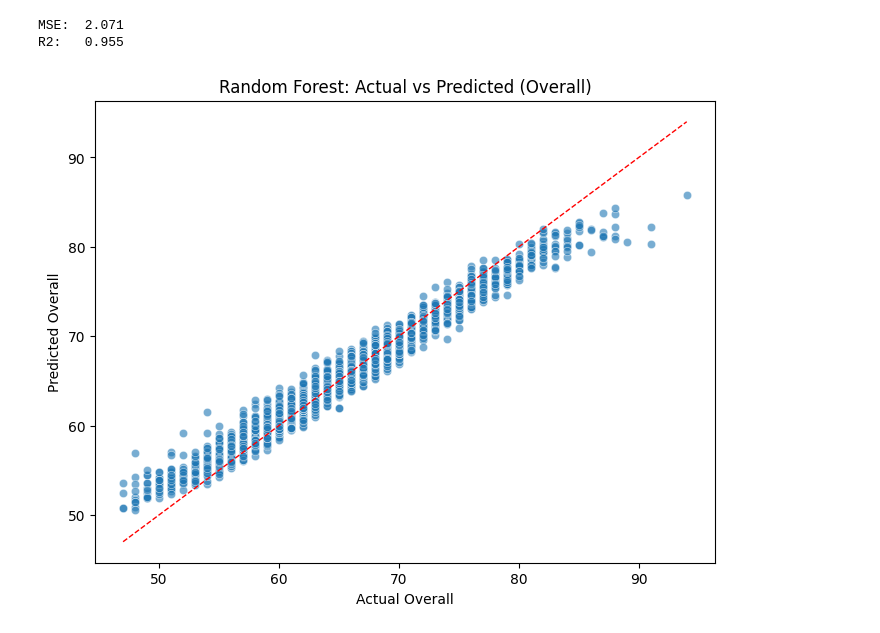
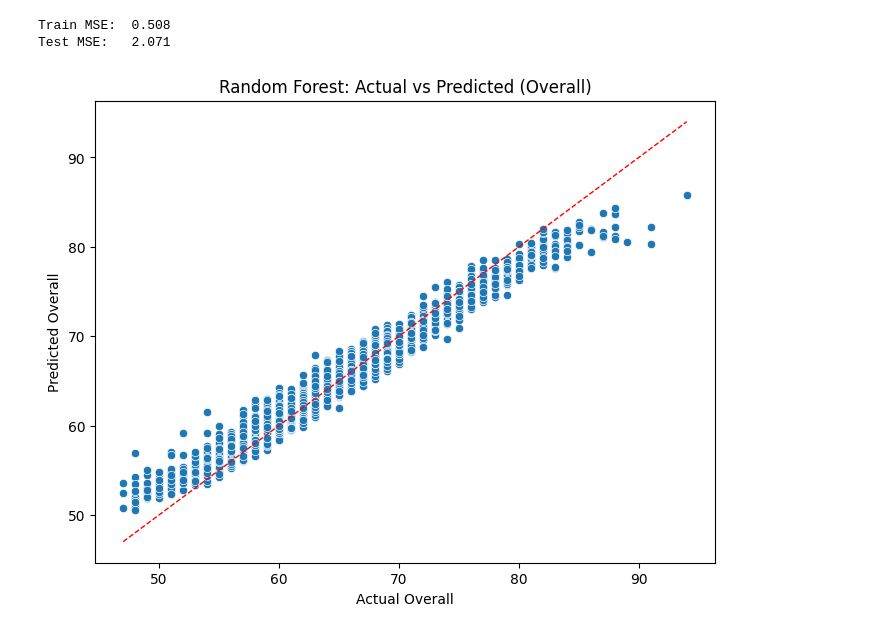
Before and after one commit to bunjiro1213/fifa-rating-analysis, a Jupyter notebook: models/r_forest.ipynb, the cells around one changed output. Drawn from its saved outputs; the diff is of its cells as text; code cells hidden in the pictures.

Commit message:
added test and train mse prints

```diff
--- a/models/r_forest.ipynb
+++ b/models/r_forest.ipynb
@@ -69,39 +69,40 @@ param_grid = {
     'rf__min_samples_leaf': [1, 2, 4],
     'rf__max_features': ['sqrt', 0.5],  # 'sqrt' is common for RF; 0.5 means 50% features
 }
 
 # Train/test split
 X_train, X_test, y_train, y_test = train_test_split(
     X, y, test_size=0.2, random_state=42
 )
 
 # Quick random forest regression
 rf_fast = Pipeline(steps=[
     ('preprocess', preprocess),
     ('rf', RandomForestRegressor(
         n_estimators=200, max_depth=None, max_features='sqrt',
         min_samples_split=2, min_samples_leaf=1,
         random_state=42, n_jobs=-1, max_samples=0.7  # subsample for speed
     ))
 ])
 rf_fast.fit(X_train, y_train)
-y_pred = rf_fast.predict(X_test)
+y_pred_train = rf_fast.predict(X_train)
+y_pred_test = rf_fast.predict(X_test)
 
 # Evaluate
-mse = mean_squared_error(y_test, y_pred)
-r2 = r2_score(y_test, y_pred)
-print(f"MSE:  {mse:.3f}")
-print(f"R2:   {r2:.3f}")
+train_mse = mean_squared_error(y_train, y_pred_train)
+test_mse = mean_squared_error(y_test, y_pred_test)
+print(f"Train MSE:  {train_mse:.3f}")
+print(f"Test MSE:   {test_mse:.3f}")
 
 # Plot predictions vs actual
 plt.figure(figsize=(8, 6))
-sns.scatterplot(x=y_test, y=y_pred, alpha=0.6)
+sns.scatterplot(x=y_test, y=y_pred_test)
 plt.xlabel("Actual Overall")
 plt.ylabel("Predicted Overall")
 plt.title("Random Forest: Actual vs Predicted (Overall)")
 plt.plot([y_test.min(), y_test.max()], [y_test.min(), y_test.max()], 'r--', linewidth=1)
 plt.show()
 # %% [output]
-MSE:  2.071
-R2:   0.955
+Train MSE:  0.508
+Test MSE:   2.071
-[figure, old version]
+[figure, new version]
```
Also changed, not shown: 1 other file.
